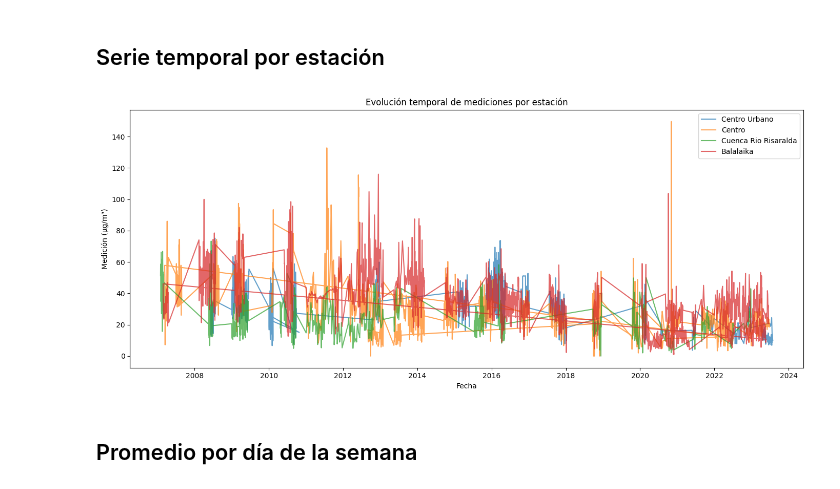
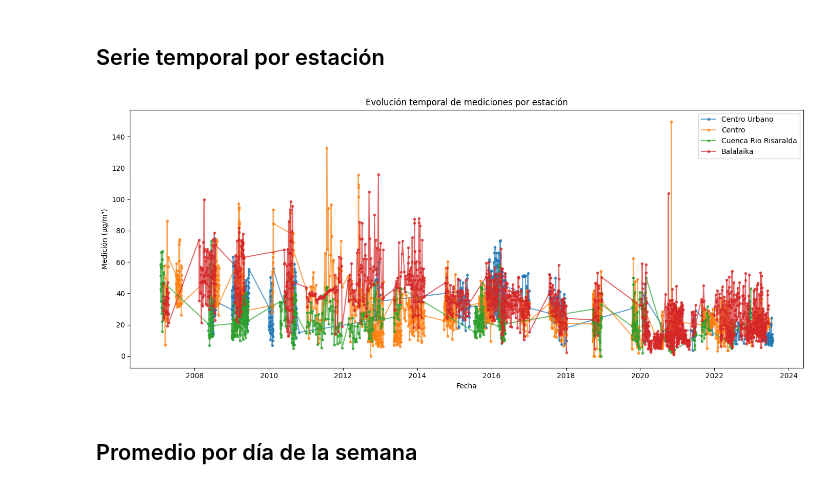
Before and after one commit to SebastianOrd/Microproyecto-DS, a Jupyter notebook: notebooks/eda.ipynb, the cells around one changed output. Drawn from its saved outputs; the diff is of its cells as text; code cells hidden in the pictures.

```diff
--- a/notebooks/eda.ipynb
+++ b/notebooks/eda.ipynb
@@ -108,27 +108,49 @@ plt.close()
 # %%
 plt.figure(figsize=(14,6))
 for estacion in df['Estacion'].dropna().unique():
-    subset = df[df['Estacion'] == estacion]
-    plt.plot(subset['Fecha'], subset['Medicion'], label=estacion, alpha=0.7)
-plt.title('Evolución temporal de mediciones por estación')
-plt.xlabel('Fecha'); plt.ylabel('Medición (µg/m³)')
+    # Subset y ordenar por fecha
+    subset = df[df['Estacion'] == estacion].copy()
+    subset = subset.sort_values("Fecha")
+
+    # Opción 1: graficar los puntos con líneas, pero ordenados
+    plt.plot(
+        subset["Fecha"],
+        subset["Medicion"],
+        "-o",            # línea con marcadores
+        label=estacion,
+        alpha=0.7,
+        markersize=3
+    )
+
+plt.title("Evolución temporal de mediciones por estación")
+plt.xlabel("Fecha")
+plt.ylabel("Medición (µg/m³)")
 plt.legend()
 plt.tight_layout()
 plt.show()
 
 # Guardar
 plt.figure(figsize=(14,6))
 for estacion in df['Estacion'].dropna().unique():
-    subset = df[df['Estacion'] == estacion]
-    plt.plot(subset['Fecha'], subset['Medicion'], label=estacion, alpha=0.7)
-plt.title('Evolución temporal de mediciones por estación')
-plt.xlabel('Fecha'); plt.ylabel('Medición (µg/m³)')
+    subset = df[df['Estacion'] == estacion].copy()
+    subset = subset.sort_values("Fecha")
+    plt.plot(
+        subset["Fecha"],
+        subset["Medicion"],
+        "-o",
+        label=estacion,
+        alpha=0.7,
+        markersize=3
+    )
+plt.title("Evolución temporal de mediciones por estación")
+plt.xlabel("Fecha")
+plt.ylabel("Medición (µg/m³)")
 plt.legend()
 plt.tight_layout()
-plt.savefig(os.path.join(FIGS, 'serie_temporal_por_estacion.png'), bbox_inches='tight')
+plt.savefig(os.path.join(FIGS, "serie_temporal_por_estacion.png"), bbox_inches="tight")
 plt.close()
 # %% [output]
-[figure, old version]
+[figure, new version]
 # %% [markdown]
 ## Promedio por día de la semana
 # %%
```
Also changed, not shown: 1 other file.
